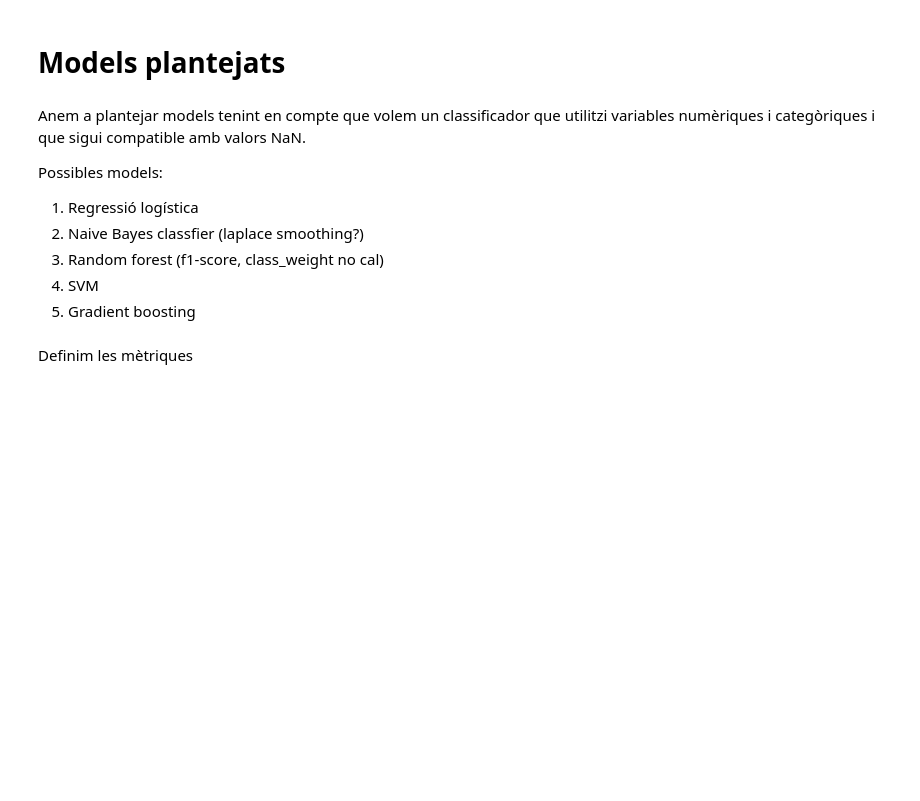
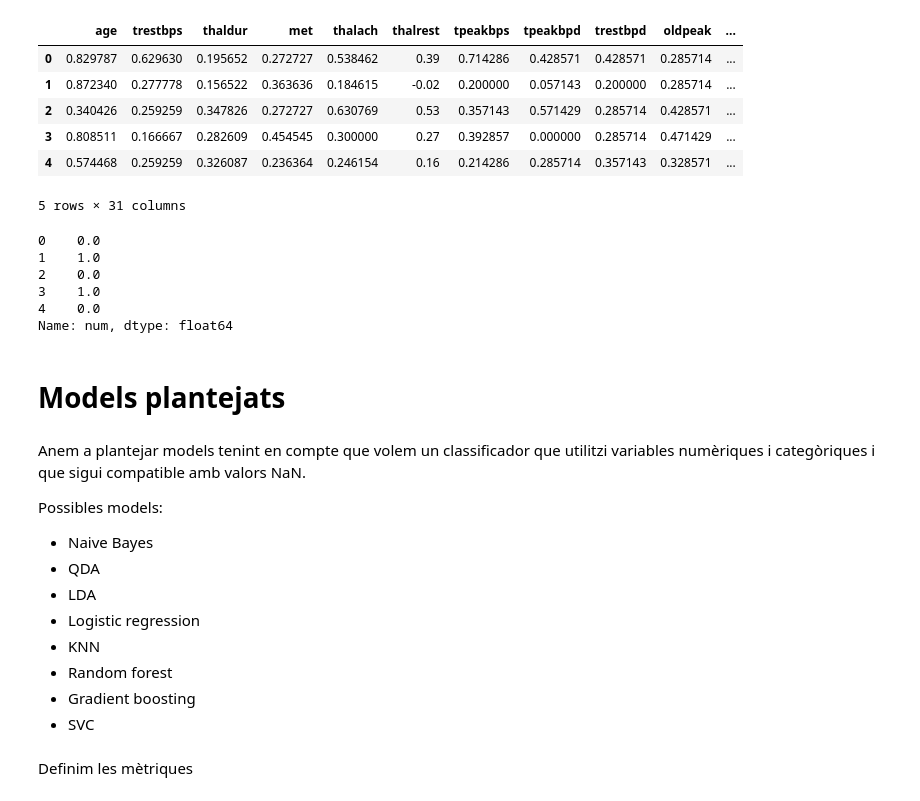
Before and after one commit to laiamp/ML-HeartDisease, a Jupyter notebook: models.ipynb, the cells around one changed output. Saved outputs shown, nothing was run; the diff lists cells and outputs as text; code cells hidden in the pictures; blank space fills up the shorter version.

```diff
--- a/models.ipynb
+++ b/models.ipynb
@@ -36,3 +49,22 @@ X_test, y_test = df_test.drop("num", axis=1), df_train["num"]
+# %%
+X_test.head()
+# %% [output]
+|  | age | trestbps | thaldur | met | thalach | thalrest | tpeakbps | tpeakbpd | trestbpd | oldpeak | ... |
+| 0 | 0.829787 | 0.629630 | 0.195652 | 0.272727 | 0.538462 | 0.39 | 0.714286 | 0.428571 | 0.428571 | 0.285714 | ... |
+| 1 | 0.872340 | 0.277778 | 0.156522 | 0.363636 | 0.184615 | -0.02 | 0.200000 | 0.057143 | 0.200000 | 0.285714 | ... |
+| 2 | 0.340426 | 0.259259 | 0.347826 | 0.272727 | 0.630769 | 0.53 | 0.357143 | 0.571429 | 0.285714 | 0.428571 | ... |
+| 3 | 0.808511 | 0.166667 | 0.282609 | 0.454545 | 0.300000 | 0.27 | 0.392857 | 0.000000 | 0.285714 | 0.471429 | ... |
+| 4 | 0.574468 | 0.259259 | 0.326087 | 0.236364 | 0.246154 | 0.16 | 0.214286 | 0.285714 | 0.357143 | 0.328571 | ... |
+5 rows × 31 columns
+# %%
+y_test.head()
+# %% [output]
+0    0.0
+1    1.0
+2    0.0
+3    1.0
+4    0.0
+Name: num, dtype: float64
 # %%
 num_cols = df_train.select_dtypes(include=['int64', 'float64']).columns
 # %% [markdown]
@@ -42,12 +74,14 @@ Anem a plantejar models tenint en compte que volem un classificador que utilitzi
 
 Possibles models:
 
-
-1.   Regressió logística
-4.   Naive Bayes classfier (laplace smoothing?)
-5.   Random forest (f1-score, class_weight no cal)
-6.   SVM
-7.   Gradient boosting
+-  Naive Bayes
+- QDA
+- LDA
+- Logistic regression
+-   KNN
+-   Random forest
+-   Gradient boosting
+-   SVC
 # %% [markdown]
 Definim les mètriques
 # %%
```
Also changed, not shown: parts of 10 cells of this notebook, 12 other files.
